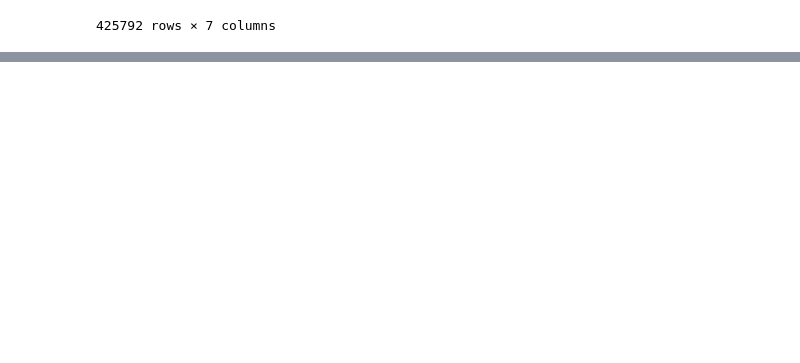
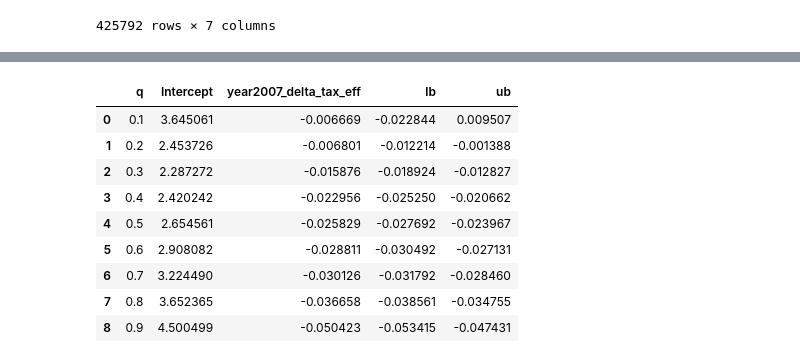
Before and after one commit to jorgenhost/No_taxation_without_capitalization, a Jupyter notebook: main.ipynb, the cells around one changed output, grey strips where cells are left out. Drawn from its saved outputs; the diff is of its cells as text; code cells hidden in the pictures; blank space fills up the shorter version.

```diff
--- a/main.ipynb
+++ b/main.ipynb
@@ -481,0 +524,25 @@ models
+# %%
+quantiles = np.arange(0.1, 0.9+0.1, 0.1)
+
+
+def fit_model(q):
+    result_quantile = mod_quantile_fe_within.fit(q=q, cov_type='cluster', cov_kwds={'groups': df_merged_index['kommune_old']})
+    return [q, result_quantile.params["Intercept"], result_quantile.params["year2007_delta_tax_eff"]] + result_quantile.conf_int().loc[
+        "year2007_delta_tax_eff"
+    ].tolist()
+
+
+models_fe_within = [fit_model(x) for x in quantiles]
+models_fe_within = pd.DataFrame(models_fe_within, columns=["q","Intercept", "year2007_delta_tax_eff", "lb", "ub"])
+models_fe_within
+# %% [output]
+|  | q | Intercept | year2007_delta_tax_eff | lb | ub |
+| 0 | 0.1 | 3.645061 | -0.006669 | -0.022844 | 0.009507 |
+| 1 | 0.2 | 2.453726 | -0.006801 | -0.012214 | -0.001388 |
+| 2 | 0.3 | 2.287272 | -0.015876 | -0.018924 | -0.012827 |
+| 3 | 0.4 | 2.420242 | -0.022956 | -0.025250 | -0.020662 |
+| 4 | 0.5 | 2.654561 | -0.025829 | -0.027692 | -0.023967 |
+| 5 | 0.6 | 2.908082 | -0.028811 | -0.030492 | -0.027131 |
+| 6 | 0.7 | 3.224490 | -0.030126 | -0.031792 | -0.028460 |
+| 7 | 0.8 | 3.652365 | -0.036658 | -0.038561 | -0.034755 |
+| 8 | 0.9 | 4.500499 | -0.050423 | -0.053415 | -0.047431 |
```
Also changed, not shown: parts of 12 cells of this notebook, 3 other files.
